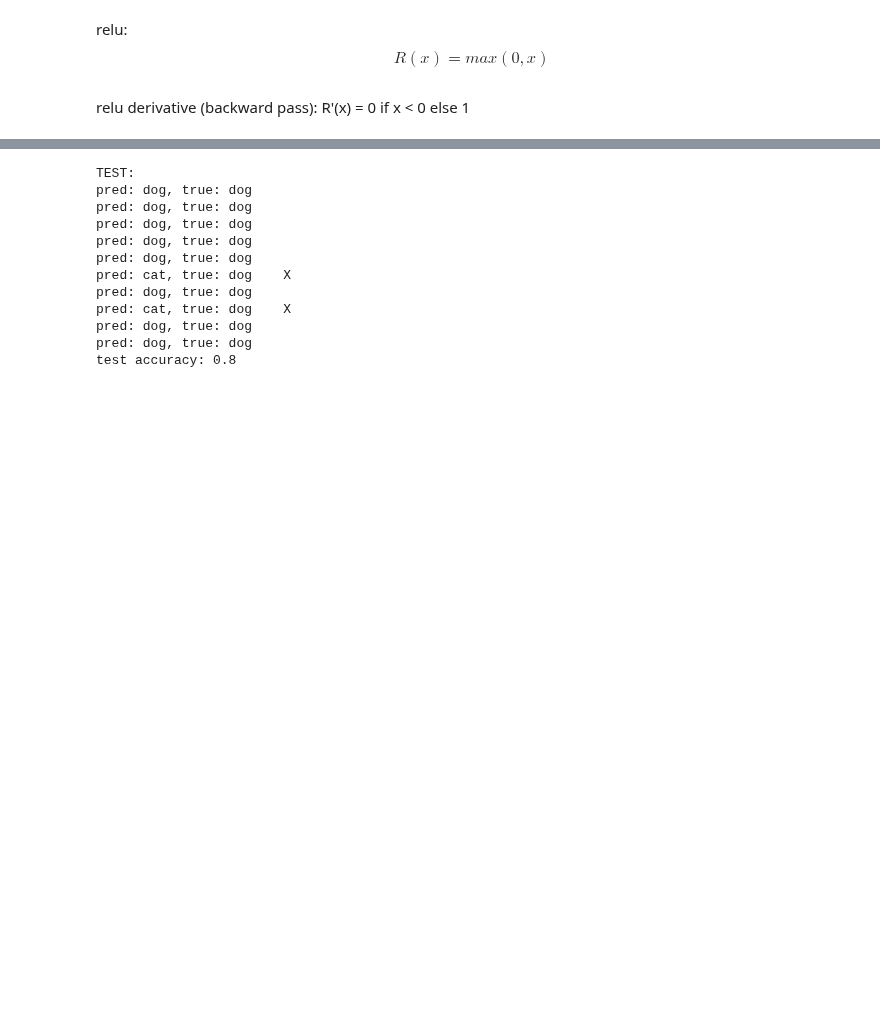
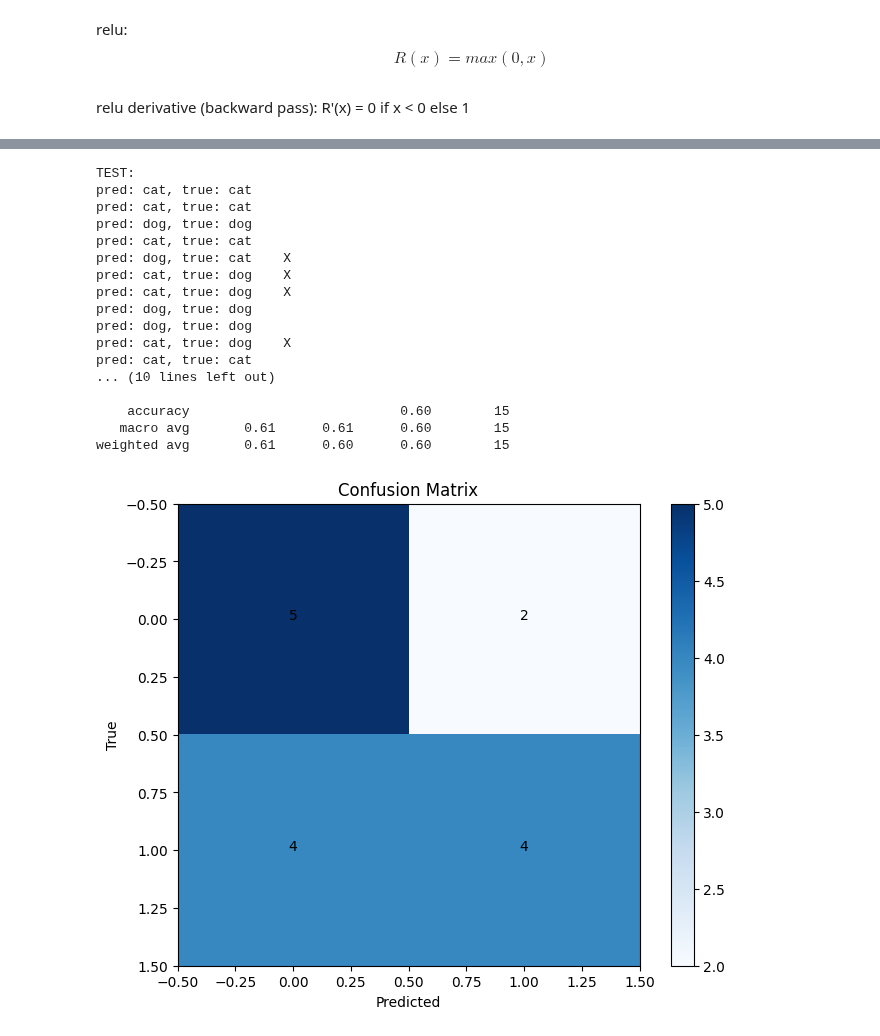
Before and after one commit to flowqrr/dogs_cats_cnn, a Jupyter notebook: dogs-vs-cats/from_scratch_cupy.ipynb, the cells around one changed output, grey strips where cells are left out. Drawn from its saved outputs; the diff is of its cells as text; code cells hidden in the pictures; blank space fills up the shorter version.

```diff
--- a/dogs-vs-cats/from_scratch_cupy.ipynb
+++ b/dogs-vs-cats/from_scratch_cupy.ipynb
@@ -323,7 +290,7 @@ import os
 import cv2
 
 image_size = 64
-number_of_images = 100
+number_of_images = 50
 
 
 def load_and_preprocess_data(data_dir, image_size, sample_size = 0):
@@ -363,7 +330,6 @@ train_data_dir = 'E:/dogs_vs_cats/train/train_small'
 test_data_dir = 'E:/dogs_vs_cats/train/train_small'
 
 x_train, y_train = load_and_preprocess_data(train_data_dir, image_size, number_of_images)
-x_test, y_test = load_and_preprocess_data(test_data_dir, image_size, number_of_images)
 # %%
 conv1 = Convolutional(input_shape=(1, image_size, image_size),
                       kernel_size=3,
@@ -447,30 +408,70 @@ network.plot_history()
 mempool = np.get_default_memory_pool()
 mempool.free_all_blocks()
 # %%
+from sklearn.metrics import classification_report, confusion_matrix, f1_score
+import matplotlib.pyplot as plt
+
+x_test, y_test = load_and_preprocess_data(test_data_dir, image_size, 15)
+
 # test
 print("TEST:")
 correct_predictions = 0
+
+predicted_labels = []
+true_labels = []
+
 for x, y in zip(x_test, y_test):
     output = network.predict(x)
     predicted = "cat" if np.argmax(output) == 1 else "dog"
-    true = "cat" if np.argmax(y) == 1 else "dog"
+    true = "cat" if y == 1 else "dog"
+
+    predicted_labels.append(predicted)
+    true_labels.append(true)
+
     if predicted == true:
         correct_predictions += 1
         print(f"pred: {predicted}, true: {true}")
     else:
         print(f"pred: {predicted}, true: {true}\tX")
 
 print(f"test accuracy: {correct_predictions / len(x_test)}")
+
+target_names = ["dog", "cat"]
+confusion = confusion_matrix(true_labels, predicted_labels)
+
+report = classification_report(true_labels, predicted_labels)
+print("Classification Report:")
+print(report)
+
+plt.figure(figsize=(8, 6))
+plt.imshow(confusion, interpolation='nearest', cmap=plt.get_cmap('Blues'))
+plt.title('Confusion Matrix')
+plt.colorbar()
+
+# adding actual numbers to the plot
+for i in range(2):
+    for j in range(2):
+        plt.text(j, i, str(confusion[i, j]), horizontalalignment='center', color='black')
+
+plt.xlabel('Predicted')
+plt.ylabel('True')
+plt.show()
 # %% [output]
 TEST:
+pred: cat, true: cat
+pred: cat, true: cat
 pred: dog, true: dog
-pred: dog, true: dog
-pred: dog, true: dog
+pred: cat, true: cat
+pred: dog, true: cat    X
+pred: cat, true: dog    X
+pred: cat, true: dog    X
 pred: dog, true: dog
 pred: dog, true: dog
 pred: cat, true: dog    X
-pred: dog, true: dog
-pred: cat, true: dog    X
-pred: dog, true: dog
-pred: dog, true: dog
-test accuracy: 0.8
+pred: cat, true: cat
+... (10 lines left out)
+
+    accuracy                           0.60        15
+   macro avg       0.61      0.61      0.60        15
+weighted avg       0.61      0.60      0.60        15
+[figure, added]
```
Also changed, not shown: parts of 4 cells of this notebook, 1 other file.
